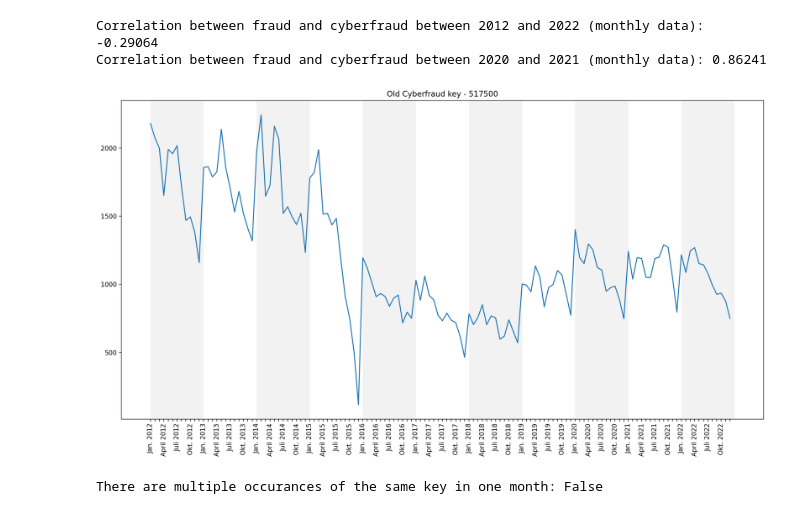
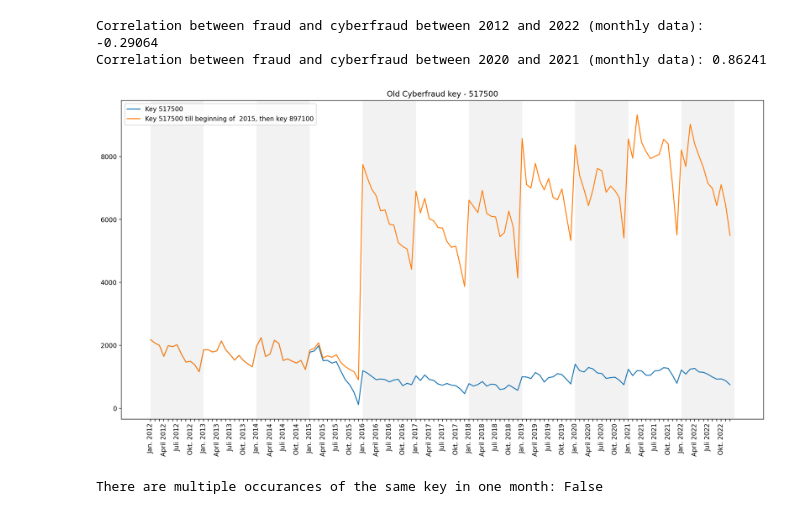
Before and after one commit to LukaslWeber/DataLit-Crime-Project, a Jupyter notebook: temporal_exploraton.ipynb, the cells around one changed output. Saved outputs shown, nothing was run; the diff lists cells and outputs as text; code cells hidden in the pictures.

Commit message:
Comparison plot computerfraud old and new key

```diff
--- a/temporal_exploraton.ipynb
+++ b/temporal_exploraton.ipynb
@@ -406,25 +406,26 @@ Correlation between fraud and cyberfraud between 2020 and 2021 (monthly data): 0
 # %%
 # Looking at Development of initial Computerbetrug Key 517500
 
 data_517500 = get_cases_by_year('517500', df_years, False)
 data_517500_flat = [element for year in data_517500 for element in year]
 
 
 fig, axs = plt.subplots(figsize=(18,9))
 axs.plot(x_labels_monthly, data_517500_flat)
+axs.plot(flat_computerbetrug_cases)
 axs.set_title('Old Cyberfraud key - 517500')
 axs.tick_params(axis='x', rotation=90)
-
+axs.legend(('Key 517500', 'Key 517500 till beginning of  2015, then key 897100'))
 for ind, label in enumerate(axs.xaxis.get_ticklabels()):
     if ind % 3 != 0:
         label.set_visible(False)
 
 for ind, month in enumerate(x_labels_monthly):
     if ind % 24 == 0:
         axs.axvspan(ind, ind+12, facecolor='grey', alpha=0.1)
         #axs.axvspan(ind+12, ind+12+12, facecolor='grey', alpha=0.2)
 # %% [output]
-[figure, old version]
+[figure, new version]
 # %%
 # Check if adding the same key up changes anything -> It doesn't
 data_517500_add = get_cases_by_year('517500', df_years, True)
```
